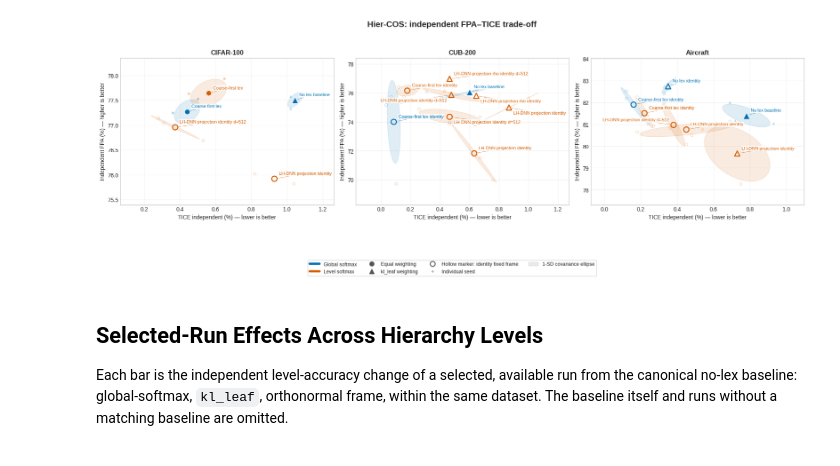
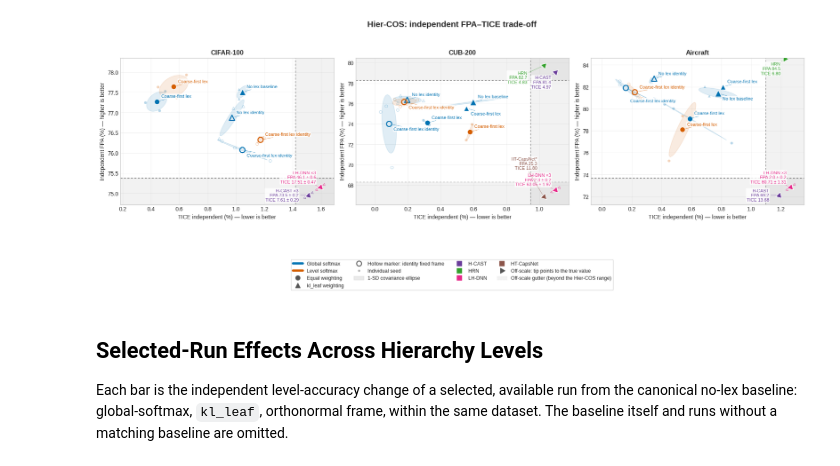
Before and after one commit to Gianma23/lexicographic_deep_learning_detailed_study, a Jupyter notebook: analysis/hiercos_current_runs/hiercos_current_plots.ipynb, the cells around one changed output. Saved outputs shown, nothing was run; the diff lists cells and outputs as text; code cells hidden in the pictures.

```diff
--- a/analysis/hiercos_current_runs/hiercos_current_plots.ipynb
+++ b/analysis/hiercos_current_runs/hiercos_current_plots.ipynb
@@ -499,6 +796,7 @@ Higher FPA and lower TICE are preferred.
 # %%
 fig, axes = plt.subplots(1, 3, figsize=(18, 6))
 axis_label_specs = []
+plotted_baselines = []
 for ax, dataset in zip(axes, DATASETS.values()):
     subset = [row for row in rows if row['dataset'] == dataset]
     label_specs = []
@@ -525,37 +823,67 @@ for ax, dataset in zip(axes, DATASETS.values()):
         )
         add_covariance_ellipse(ax, row, color)
         ax.scatter(
             row['tice'], row['fpa'], marker=marker, s=point_size,
             facecolor='none' if is_identity else color,
             edgecolor=color if is_identity else 'white',
             linewidth=1.8 if is_identity else 0.8, zorder=3,
         )
         if row is reference:
             label = 'No lex baseline'
         else:
             label = row['plot_label']
         label_specs.append({
             'x': row['tice'], 'y': row['fpa'], 'text': label, 'color': color,
         })
 
+    # Freeze the axis range on the Hier-COS runs alone before adding any other model.
+    ax.margins(x=0.20, y=0.20)
+    ax.autoscale_view()
+    inner_xlim, inner_ylim = ax.get_xlim(), ax.get_ylim()
+
+    baseline_subset = [row for row in baseline_rows if row['dataset'] == dataset] if INCLUDE_BASELINE_MODELS else []
+    layout = off_scale_layout(baseline_subset, inner_xlim, inner_ylim)
+    ax.set_xlim(layout['outer_xlim'])
+    ax.set_ylim(layout['outer_ylim'])
+    draw_off_scale_gutters(ax, inner_xlim, inner_ylim, layout)
+
+    for entry in layout['entries']:
+        row = entry['row']
+        color = row['color']
+        seed_xy = np.asarray(entry['seed_xy'], dtype=float)
+        if seed_xy.size:
+            ax.scatter(
+                seed_xy[:, 0], seed_xy[:, 1], marker=entry['marker'], s=26,
+                facecolor='none', edgecolor=color, linewidth=0.9, alpha=0.55, zorder=3,
+            )
+        ax.scatter(
+            entry['x'], entry['y'], marker=entry['marker'], s=170,
+            facecolor=color, edgecolor='white', linewidth=1.0, zorder=4,
+        )
+        label_specs.append({
+            'x': entry['x'], 'y': entry['y'],
+            'text': baseline_point_label(row), 'color': color,
+        })
+        plotted_baselines.append(row)
+
     ax.set_title(dataset, fontweight='bold')
     ax.set_xlabel('TICE independent (%) — lower is better')
     ax.set_ylabel('Independent FPA (%) — higher is better')
-    ax.margins(x=0.20, y=0.20)
     ax.grid(True, alpha=0.25)
     axis_label_specs.append(label_specs)
 
 fig.legend(
-    handles=point_legend_handles(), loc='lower center', ncol=4,
-    bbox_to_anchor=(0.5, -0.10), frameon=True, fontsize=9,
+    handles=point_legend_handles() + baseline_legend_handles(plotted_baselines),
+    loc='lower center', ncol=4,
+    bbox_to_anchor=(0.5, -0.16), frameon=True, fontsize=9,
 )
 fig.suptitle('Hier-COS: independent FPA–TICE trade-off', fontsize=15, fontweight='bold')
 fig.tight_layout(rect=(0, 0.12, 1, 0.94))
 for ax, label_specs in zip(axes, axis_label_specs):
     place_point_labels(ax, label_specs)
 save_or_show(fig, 'fpa_tice_tradeoff_all_softmax.svg')
 # %% [output]
-[figure, old version]
+[figure, new version]
 # %% [markdown]
 ## Selected-Run Effects Across Hierarchy Levels
 
```
Also changed, not shown: parts of 7 cells of this notebook, 20 other files.
